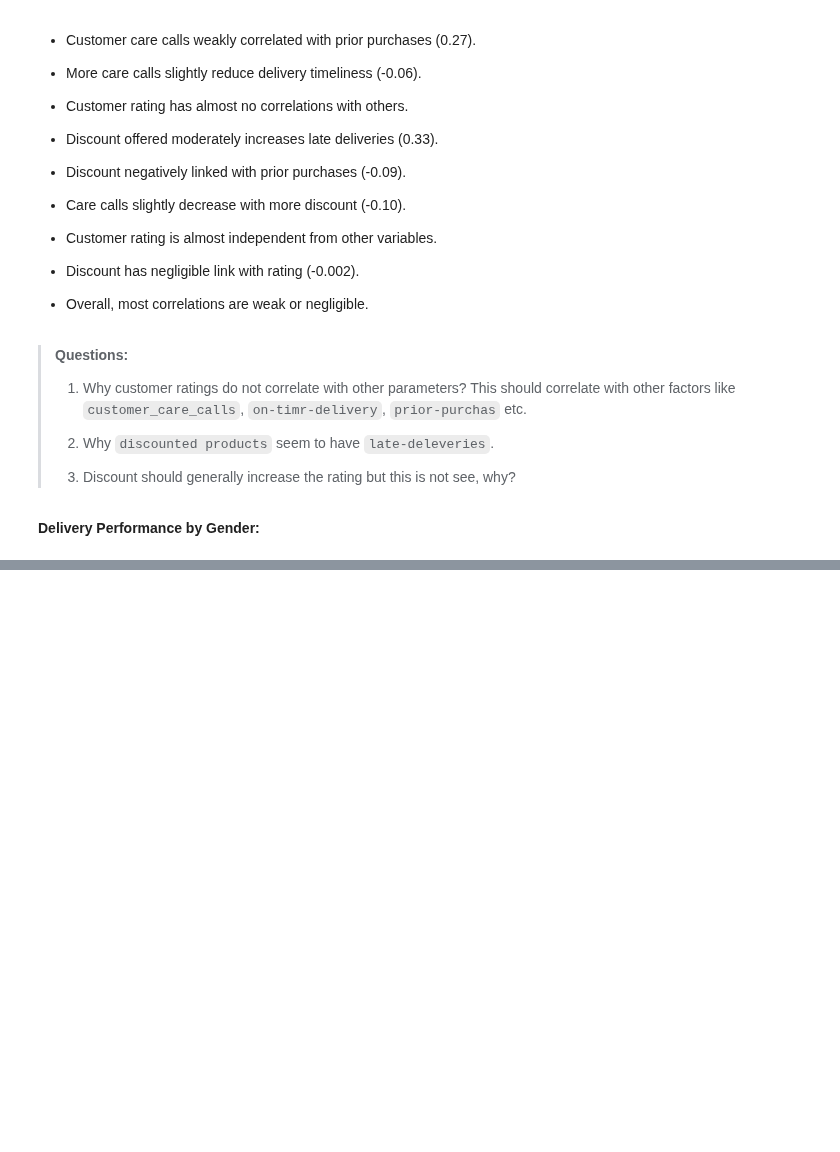
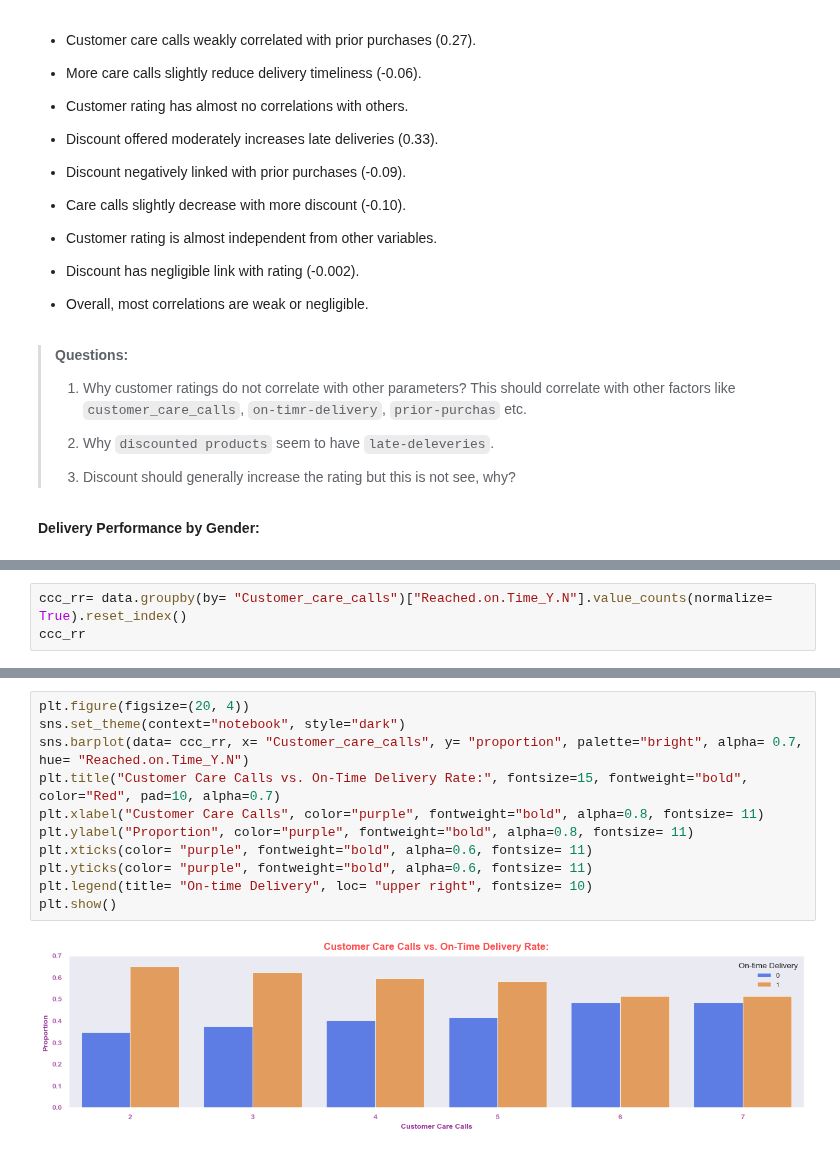
Before and after one commit to rajesh-coventry/Projects, a Jupyter notebook: 02_Data_Visuallization/05_E-Commerce_Shipping/01_delivery_performance_optimization.ipynb, the cells around one changed output, grey strips where cells are left out. Cells and saved outputs as stored; diff of their text form; blank space fills up the shorter version.

```diff
--- a/02_Data_Visuallization/05_E-Commerce_Shipping/01_delivery_performance_optimization.ipynb
+++ b/02_Data_Visuallization/05_E-Commerce_Shipping/01_delivery_performance_optimization.ipynb
@@ -1283,0 +1378,3 @@ plt.show()
+# %%
+ccc_rr= data.groupby(by= "Customer_care_calls")["Reached.on.Time_Y.N"].value_counts(normalize= True).reset_index()
+ccc_rr
@@ -1283,0 +1395,13 @@ plt.show()
+# %%
+plt.figure(figsize=(20, 4))
+sns.set_theme(context="notebook", style="dark")
+sns.barplot(data= ccc_rr, x= "Customer_care_calls", y= "proportion", palette="bright", alpha= 0.7, hue= "Reached.on.Time_Y.N")
+plt.title("Customer Care Calls vs. On-Time Delivery Rate:", fontsize=15, fontweight="bold", color="Red", pad=10, alpha=0.7)
+plt.xlabel("Customer Care Calls", color="purple", fontweight="bold", alpha=0.8, fontsize= 11)
+plt.ylabel("Proportion", color="purple", fontweight="bold", alpha=0.8, fontsize= 11)
+plt.xticks(color= "purple", fontweight="bold", alpha=0.6, fontsize= 11)
+plt.yticks(color= "purple", fontweight="bold", alpha=0.6, fontsize= 11)
+plt.legend(title= "On-time Delivery", loc= "upper right", fontsize= 10)
+plt.show()
+# %% [output]
+[figure, added]
```
Also changed, not shown: parts of 27 cells of this notebook.
